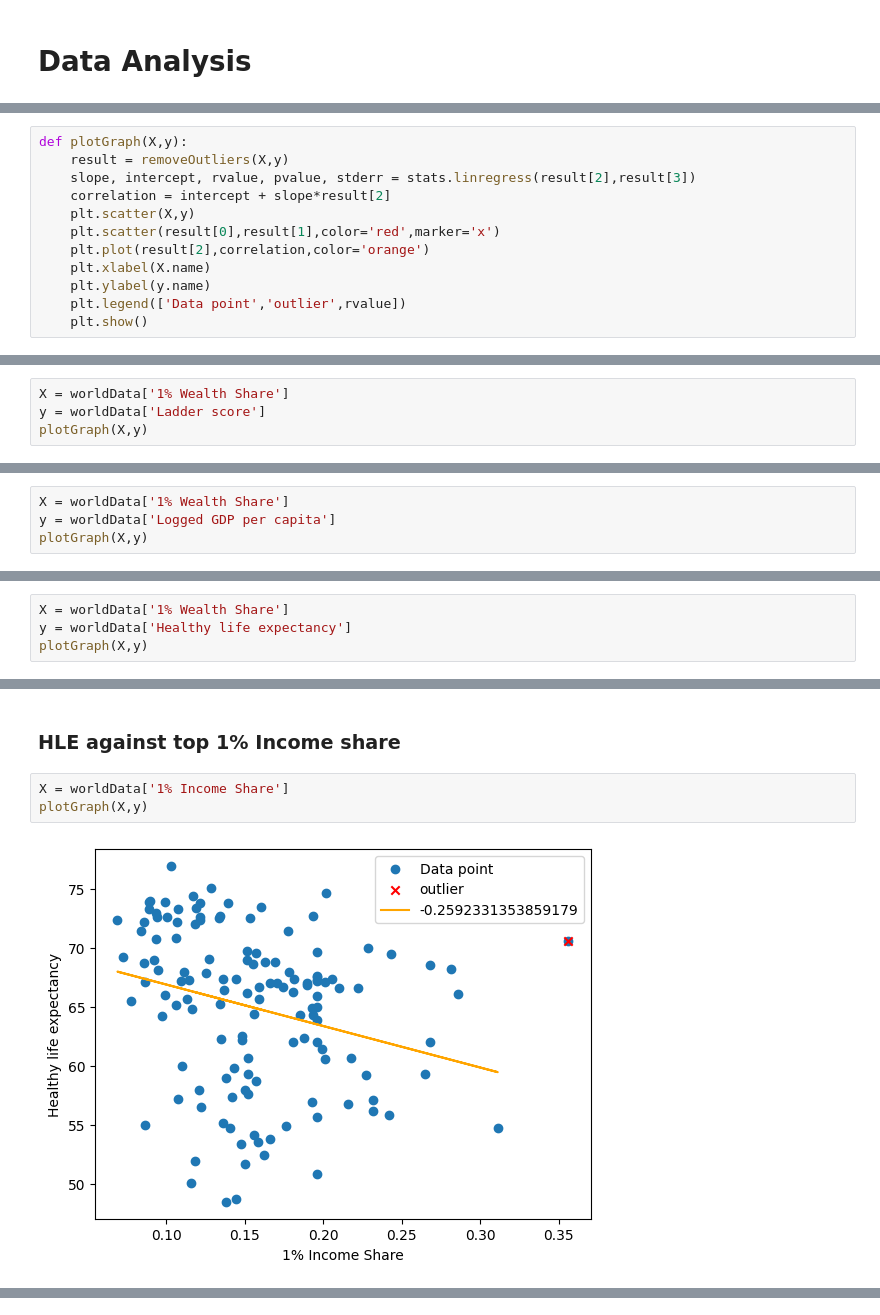
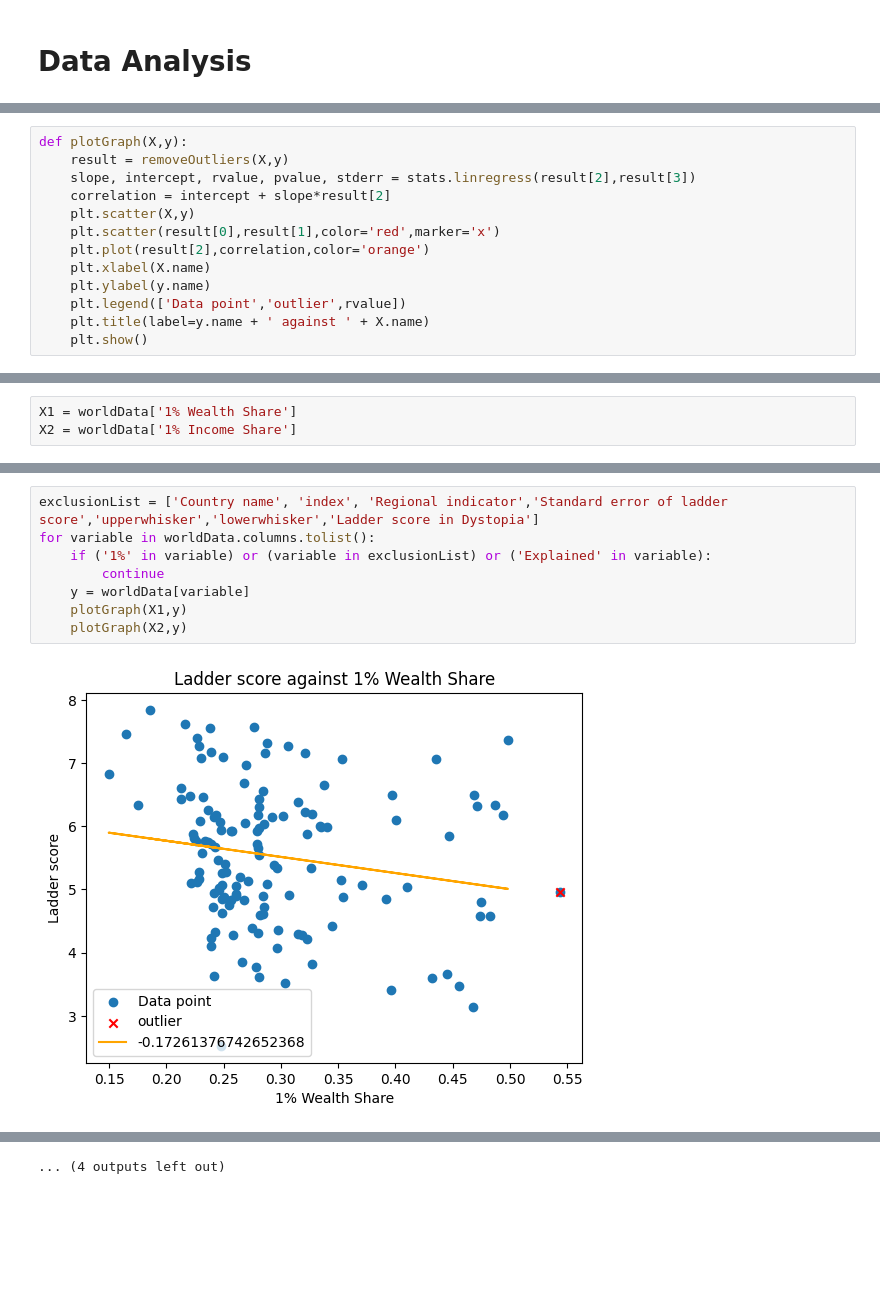
Before and after one commit to shonen-kele/World-Happiness-Against-World-Inequality, a Jupyter notebook: World-Happiness-Research.ipynb, the cells around one changed output, grey strips where cells are left out. Saved outputs shown, nothing was run; the diff lists cells and outputs as text; blank space fills up the shorter version.

Commit message:
Added function for graphing all variables

```diff
--- a/World-Happiness-Research.ipynb
+++ b/World-Happiness-Research.ipynb
@@ -198,4 +197,5 @@ def plotGraph(X,y):
     plt.xlabel(X.name)
     plt.ylabel(y.name)
     plt.legend(['Data point','outlier',rvalue])
+    plt.title(label=y.name + ' against ' + X.name)
     plt.show()
@@ -209,4 +202,3 @@ def plotGraph(X,y):
 # %%
-X = worldData['1% Wealth Share']
-y = worldData['Ladder score']
-plotGraph(X,y)
+X1 = worldData['1% Wealth Share']
+X2 = worldData['1% Income Share']
@@ -229,4 +204,0 @@ plotGraph(X,y)
-# %%
-X = worldData['1% Wealth Share']
-y = worldData['Logged GDP per capita']
-plotGraph(X,y)
@@ -247,4 +204,0 @@ plotGraph(X,y)
-# %%
-X = worldData['1% Wealth Share']
-y = worldData['Healthy life expectancy']
-plotGraph(X,y)
@@ -253,7 +205,10 @@ plotGraph(X,y)
-# %% [markdown]
-### HLE against top 1% Income share
-# %%
-X = worldData['1% Income Share']
-plotGraph(X,y)
-# %% [output]
-[figure, removed]
+# %%
+exclusionList = ['Country name', 'index', 'Regional indicator','Standard error of ladder score','upperwhisker','lowerwhisker','Ladder score in Dystopia']
+for variable in worldData.columns.tolist():
+    if ('1%' in variable) or (variable in exclusionList) or ('Explained' in variable):
+        continue
+    y = worldData[variable]
+    plotGraph(X1,y)
+    plotGraph(X2,y)
+# %% [output]
+[figure, added]
@@ -259,0 +226 @@ plotGraph(X,y)
+... (4 outputs left out)
```
Also changed, not shown: parts of 16 cells of this notebook.
